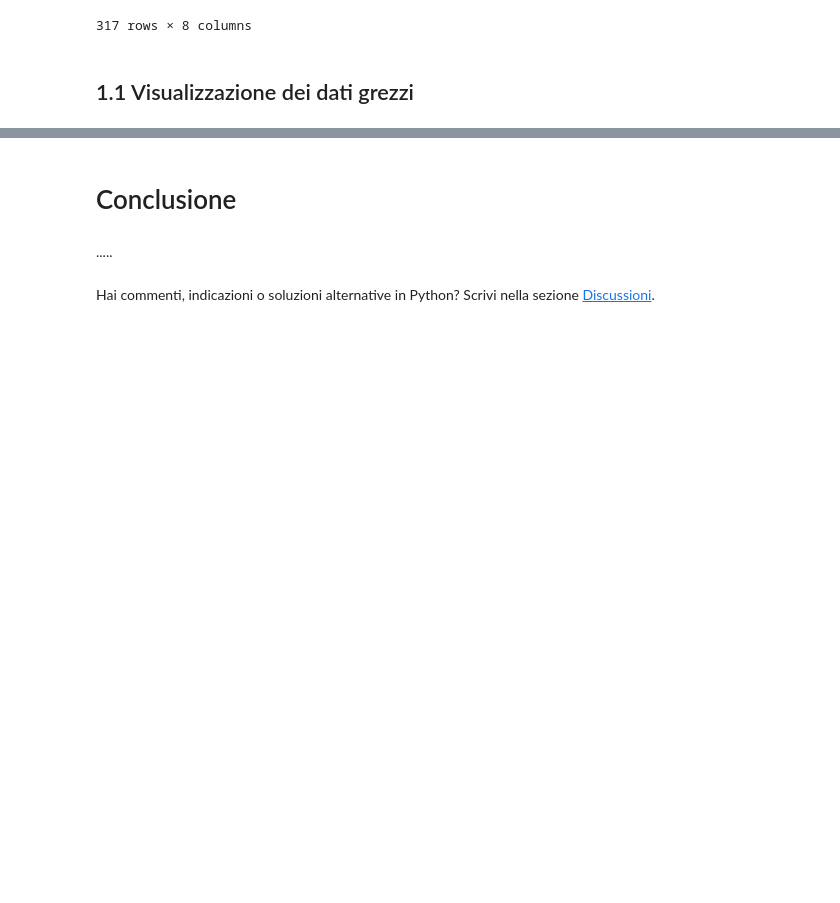
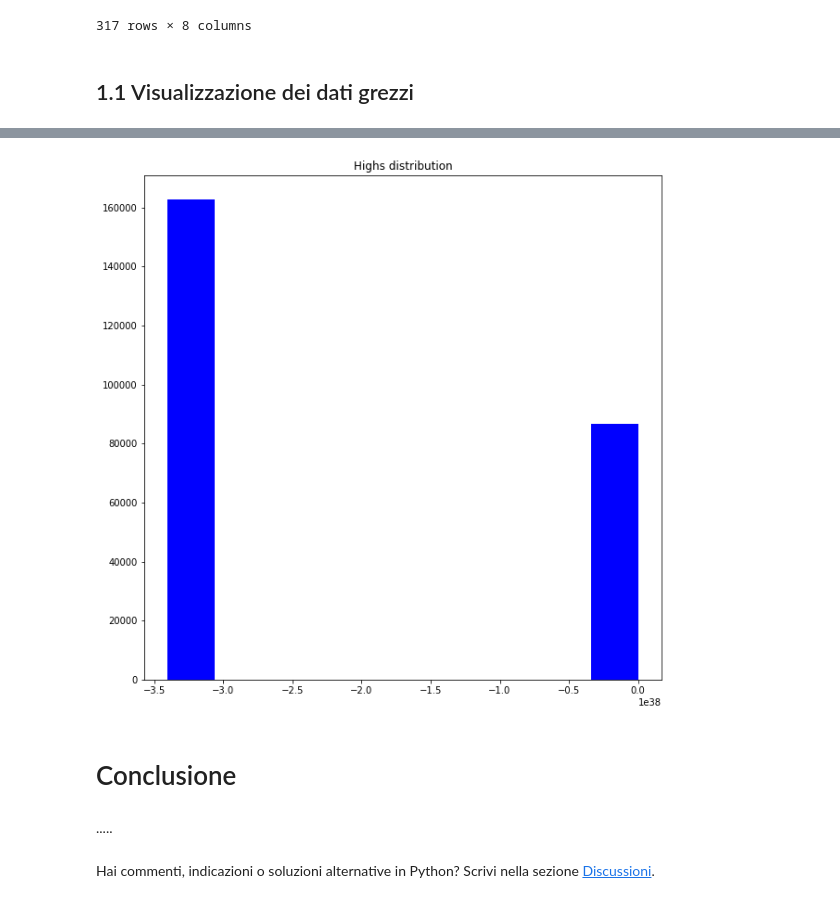
Before and after one commit to MaxDragonheart/PyGIS-Blog, a Jupyter notebook: _notebooks/2022-05-21-verificare-il-potenziale-fotovoltaico-di-un-tetto.ipynb, the cells around one changed output, grey strips where cells are left out. Cells and saved outputs as stored; diff of their text form; code cells hidden in the pictures; blank space fills up the shorter version.

```diff
--- a/_notebooks/2022-05-21-verificare-il-potenziale-fotovoltaico-di-un-tetto.ipynb
+++ b/_notebooks/2022-05-21-verificare-il-potenziale-fotovoltaico-di-un-tetto.ipynb
@@ -118,3 +163,11 @@ map
+# %%
+fig, ax = plt.subplots(figsize=(10, 10))
+raster_clipped.plot.hist(color="blue", bins=10)
+ax.set_title("Highs distribution")
+#ax.set_axis_off()
+plt.show()
+# %% [output]
+[figure, added]
 # %% [markdown]
 # Conclusione
 # %% [markdown]
```
Also changed, not shown: parts of 6 cells of this notebook.
